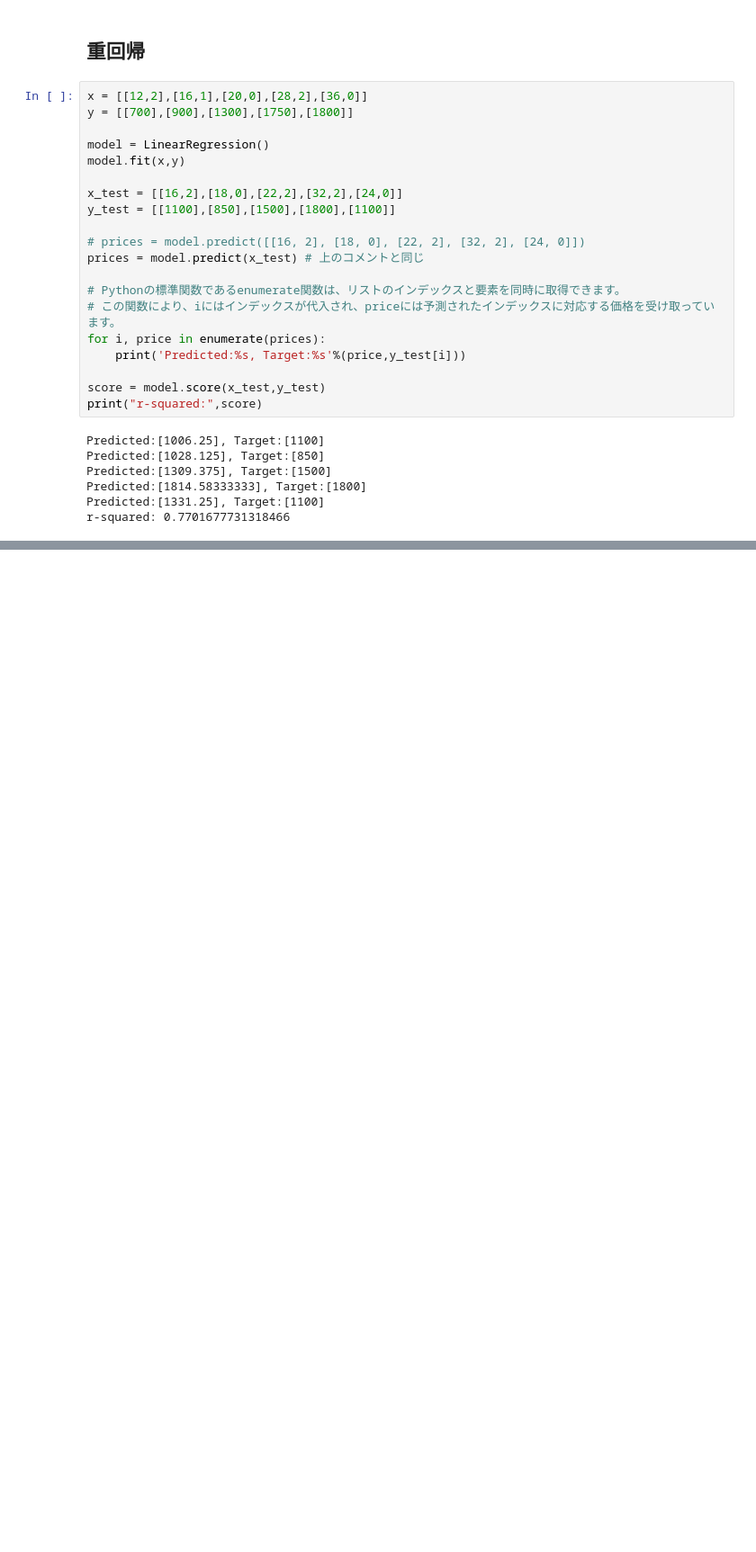
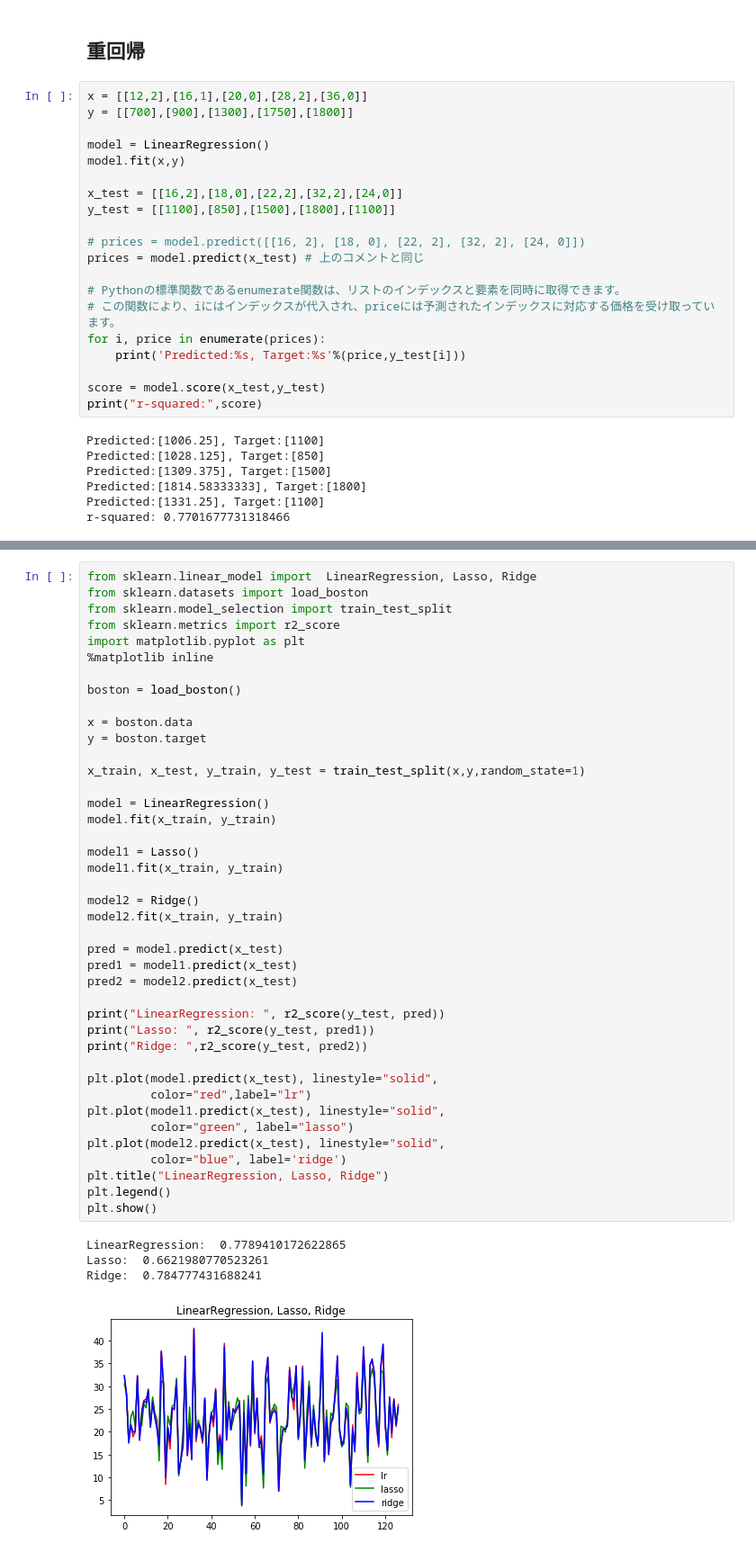
Before and after one commit to kiyo09/AI_Academy, a Jupyter notebook: statistics/ regression analysis.ipynb, the cells around one changed output, grey strips where cells are left out. Shown at 90% size. Saved outputs shown, nothing was run; the diff lists cells and outputs as text; blank space fills up the shorter version.

```diff
--- a/statistics/ regression analysis.ipynb
+++ b/statistics/ regression analysis.ipynb
@@ -78,0 +136,46 @@ r-squared: 0.7701677731318466
+# %%
+from sklearn.linear_model import  LinearRegression, Lasso, Ridge
+from sklearn.datasets import load_boston
+from sklearn.model_selection import train_test_split
+from sklearn.metrics import r2_score
+import matplotlib.pyplot as plt
+%matplotlib inline
+
+boston = load_boston()
+
+x = boston.data
+y = boston.target
+
+x_train, x_test, y_train, y_test = train_test_split(x,y,random_state=1)
+
+model = LinearRegression()
+model.fit(x_train, y_train)
+
+model1 = Lasso()
+model1.fit(x_train, y_train)
+
+model2 = Ridge()
+model2.fit(x_train, y_train)
+
+pred = model.predict(x_test)
+pred1 = model1.predict(x_test)
+pred2 = model2.predict(x_test)
+
+print("LinearRegression: ", r2_score(y_test, pred))
+print("Lasso: ", r2_score(y_test, pred1))
+print("Ridge: ",r2_score(y_test, pred2))
+
+plt.plot(model.predict(x_test), linestyle="solid",
+         color="red",label="lr")
+plt.plot(model1.predict(x_test), linestyle="solid",
+         color="green", label="lasso")
+plt.plot(model2.predict(x_test), linestyle="solid",
+         color="blue", label='ridge')
+plt.title("LinearRegression, Lasso, Ridge")
+plt.legend()
+plt.show()
+# %% [output]
+LinearRegression:  0.7789410172622865
+Lasso:  0.6621980770523261
+Ridge:  0.784777431688241
+[figure, added]
```
Also changed, not shown: parts of 5 cells of this notebook, 1 other file.
